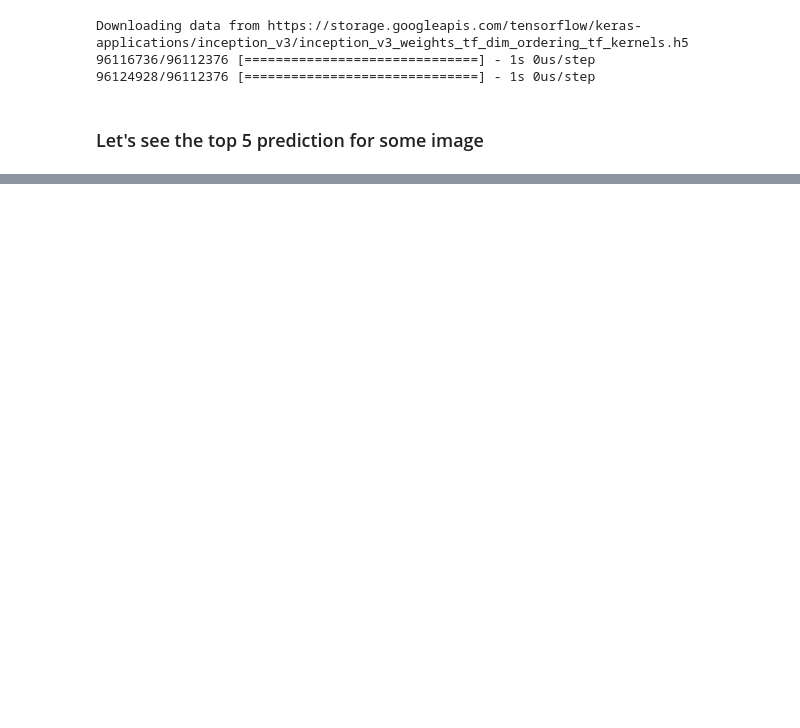
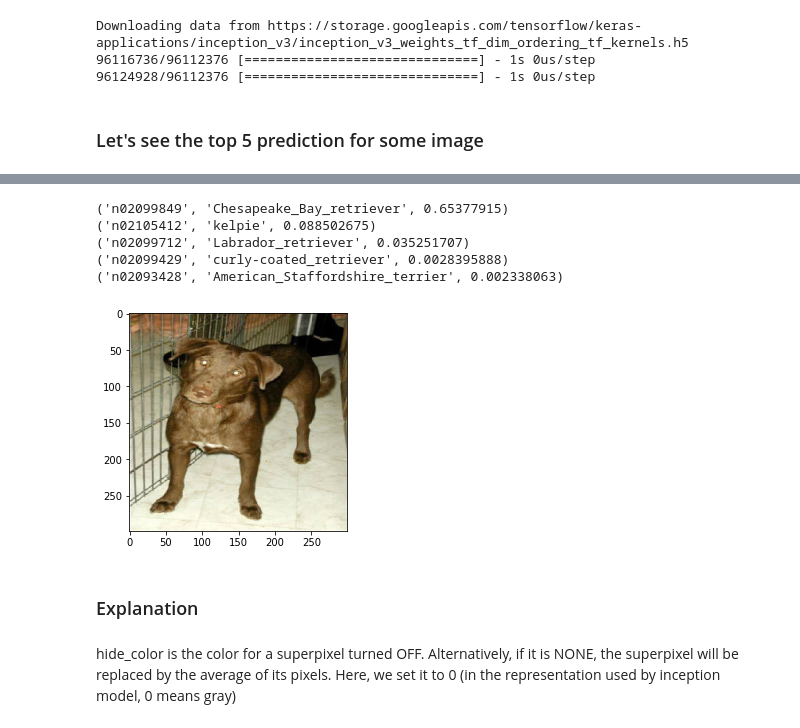
Before and after one commit to Satwikram/Computer-Vision-Implementations, a Jupyter notebook: Lime for Image Classification using tensorflow.ipynb, the cells around one changed output, grey strips where cells are left out. Drawn from its saved outputs; the diff is of its cells as text; code cells hidden in the pictures; blank space fills up the shorter version.

```diff
--- a/Lime for Image Classification using tensorflow.ipynb
+++ b/Lime for Image Classification using tensorflow.ipynb
@@ -34,0 +75,16 @@ def transform_img_fn(path_list):
+# %%
+images = transform_img_fn([os.path.join('/content/training_set/training_set/dogs','dog.1.jpg')])
+# I'm dividing by 2 and adding 0.5 because of how this Inception represents images
+plt.imshow(images[0] / 2 + 0.5)
+preds = inet_model.predict(images)
+for x in decode_predictions(preds)[0]:
+    print(x)
+# %% [output]
+('n02099849', 'Chesapeake_Bay_retriever', 0.65377915)
+('n02105412', 'kelpie', 0.088502675)
+('n02099712', 'Labrador_retriever', 0.035251707)
+('n02099429', 'curly-coated_retriever', 0.0028395888)
+('n02093428', 'American_Staffordshire_terrier', 0.002338063)
+[figure, added]
+# %% [markdown]
+### Explanation
@@ -34,0 +105,2 @@ def transform_img_fn(path_list):
+# %% [markdown]
+hide_color is the color for a superpixel turned OFF. Alternatively, if it is NONE, the superpixel will be replaced by the average of its pixels. Here, we set it to 0 (in the representation used by inception model, 0 means gray)
```
Also changed, not shown: parts of 22 cells of this notebook.
